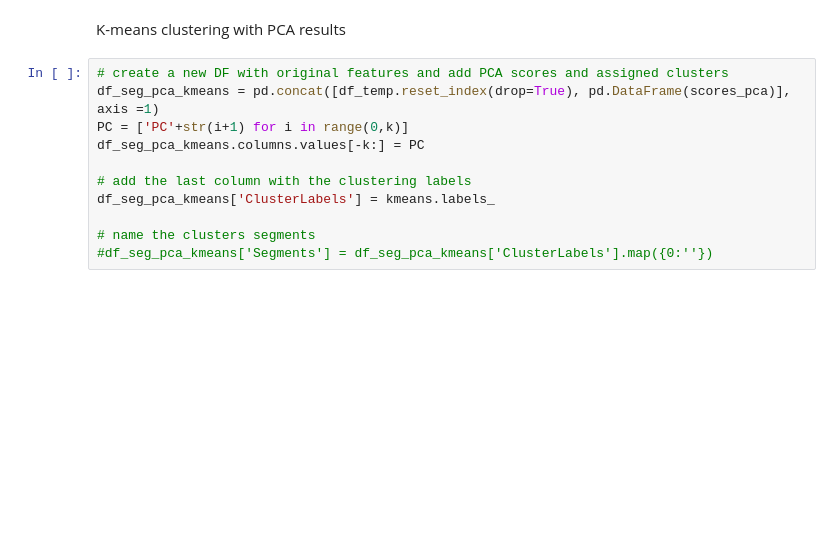
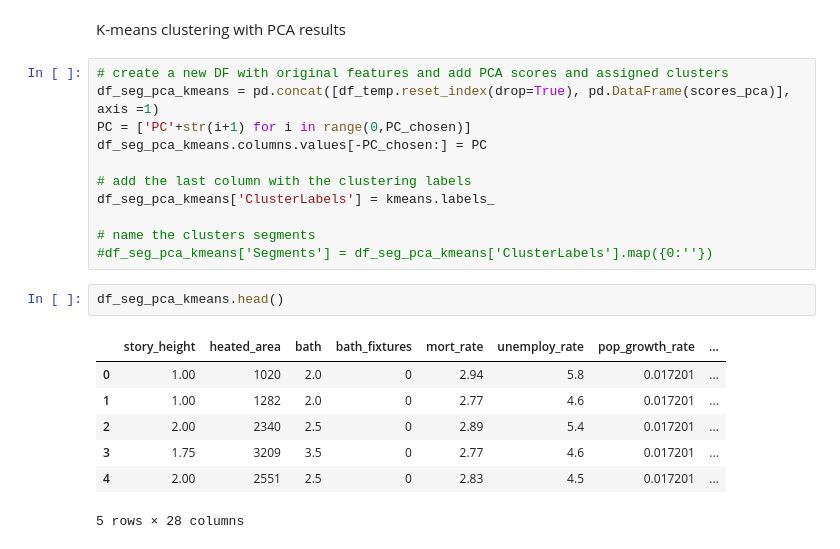
Before and after one commit to alisongh/SIADS-696-Milestone-II, a Jupyter notebook: UnsupervisedLearning.ipynb, the cells around one changed output. Cells and saved outputs as stored; diff of their text form; blank space fills up the shorter version.

```diff
--- a/UnsupervisedLearning.ipynb
+++ b/UnsupervisedLearning.ipynb
@@ -201,14 +243,24 @@ K-means clustering with PCA results
 # %%
 # create a new DF with original features and add PCA scores and assigned clusters
 df_seg_pca_kmeans = pd.concat([df_temp.reset_index(drop=True), pd.DataFrame(scores_pca)], axis =1)
-PC = ['PC'+str(i+1) for i in range(0,k)]
-df_seg_pca_kmeans.columns.values[-k:] = PC
+PC = ['PC'+str(i+1) for i in range(0,PC_chosen)]
+df_seg_pca_kmeans.columns.values[-PC_chosen:] = PC
 
 # add the last column with the clustering labels
 df_seg_pca_kmeans['ClusterLabels'] = kmeans.labels_
 
 # name the clusters segments
 #df_seg_pca_kmeans['Segments'] = df_seg_pca_kmeans['ClusterLabels'].map({0:''})
+# %%
+df_seg_pca_kmeans.head()
+# %% [output]
+|  | story_height | heated_area | bath | bath_fixtures | mort_rate | unemploy_rate | pop_growth_rate | ... |
+| 0 | 1.00 | 1020 | 2.0 | 0 | 2.94 | 5.8 | 0.017201 | ... |
+| 1 | 1.00 | 1282 | 2.0 | 0 | 2.77 | 4.6 | 0.017201 | ... |
+| 2 | 2.00 | 2340 | 2.5 | 0 | 2.89 | 5.4 | 0.017201 | ... |
+| 3 | 1.75 | 3209 | 3.5 | 0 | 2.77 | 4.6 | 0.017201 | ... |
+| 4 | 2.00 | 2551 | 2.5 | 0 | 2.83 | 4.5 | 0.017201 | ... |
+5 rows × 28 columns
 # %%
 # plot the data by pca components
 plt.figure(figsize=(10,8))
```
Also changed, not shown: parts of 18 cells of this notebook.
